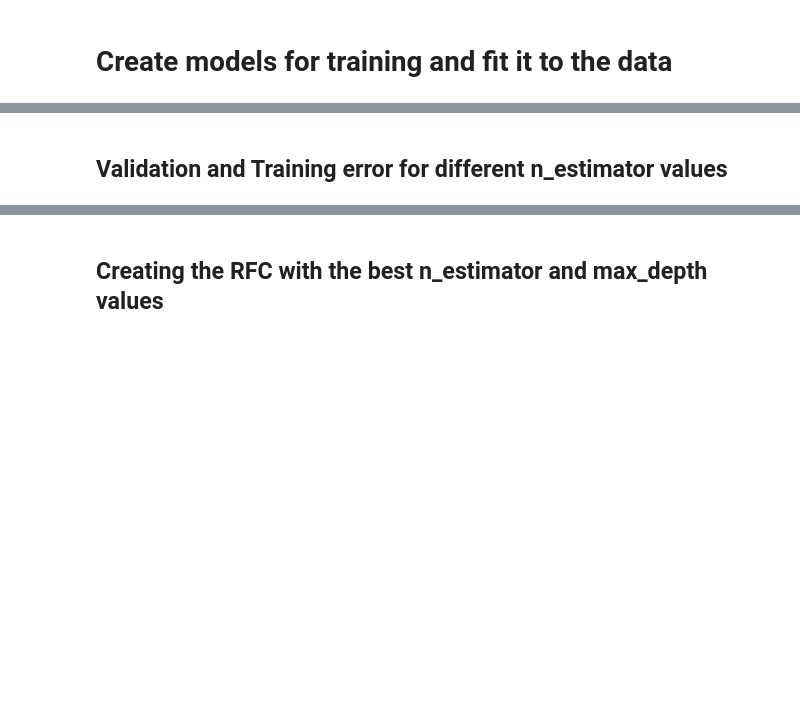
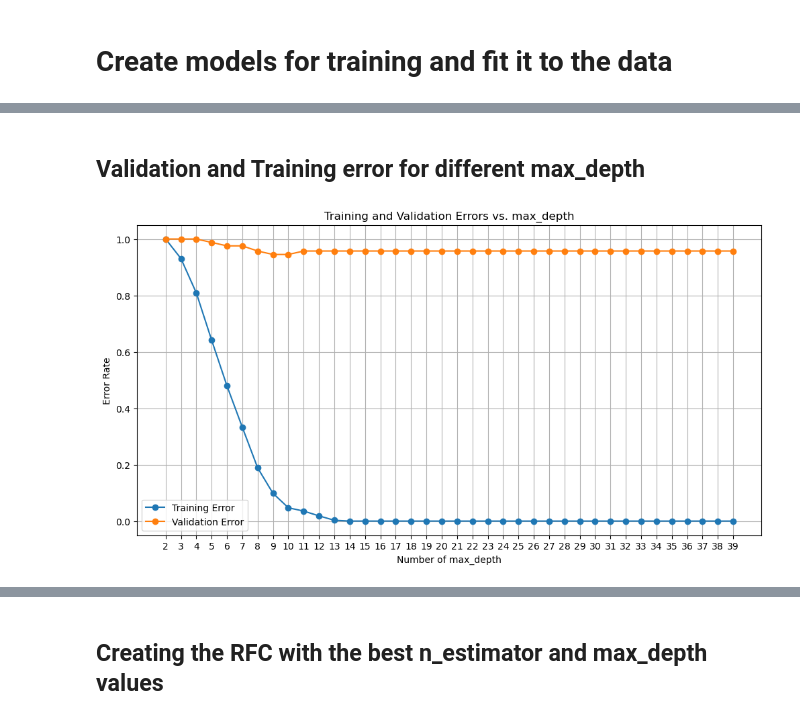
Before and after one commit to davneet721/Classifier_predict_population_from_genotype, a Jupyter notebook: Classifier_Genotype_to_Pop.ipynb, the cells around one changed output, grey strips where cells are left out. Drawn from its saved outputs; the diff is of its cells as text; code cells hidden in the pictures; blank space fills up the shorter version.

```diff
--- a/Classifier_Genotype_to_Pop.ipynb
+++ b/Classifier_Genotype_to_Pop.ipynb
@@ -316,2 +319,6 @@ Definition: The max_depth parameter determines the maximum depth of each tree in
 # %% [markdown]
-## Validation and Training error for different n_estimator values
+## Validation and Training error for different max_depth
+# %%
+finetuning_1D('max_depth', 2, 40, 1, 'n_estimators', 100, X_train, y_train, X_val, y_val)
+# %% [output]
+[figure, added]
```
Also changed, not shown: parts of 22 cells of this notebook, 1 other file.
